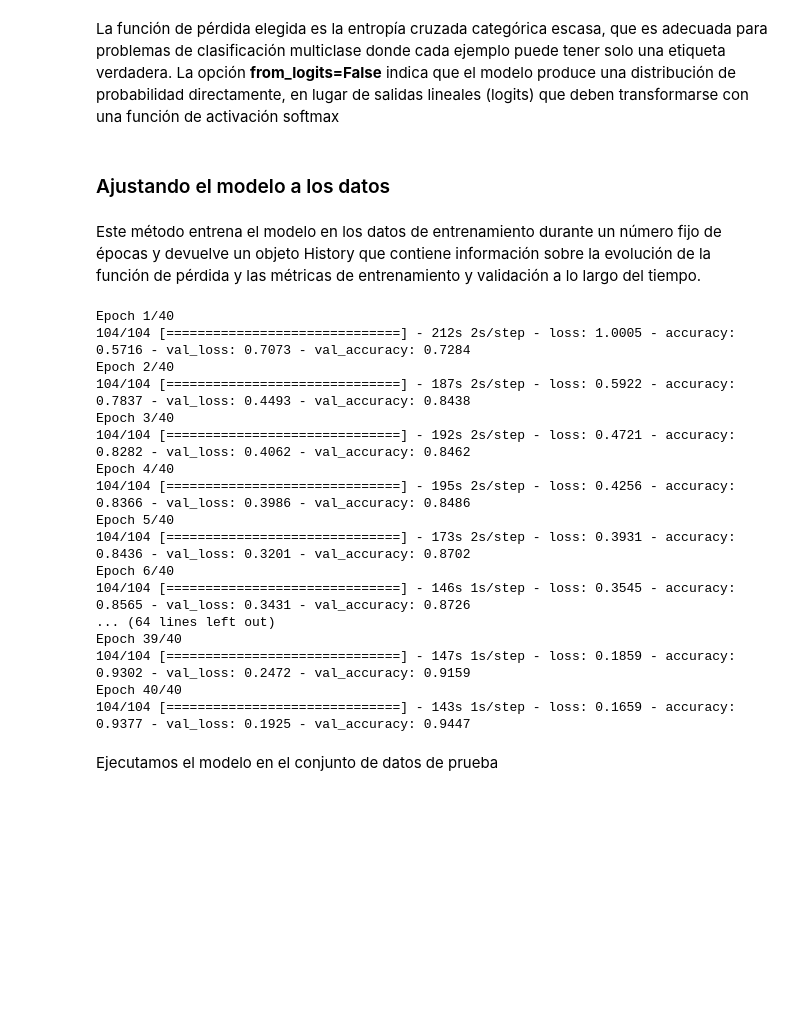
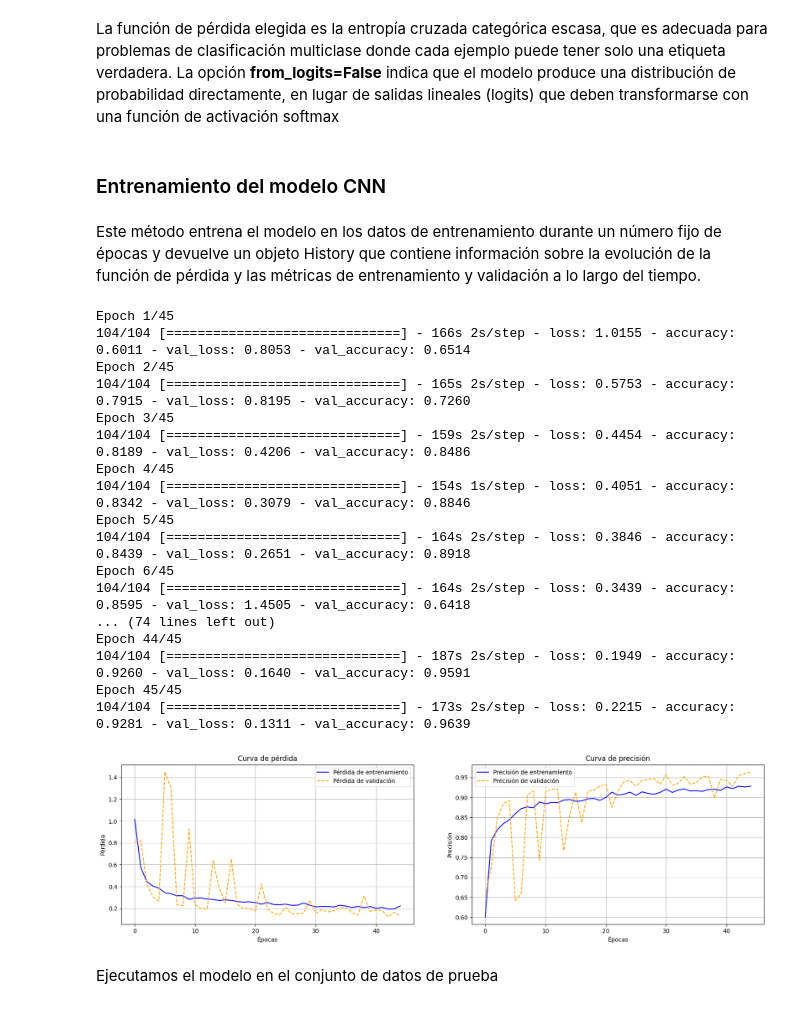
Before and after one commit to mich7095/diagnostico-maiz, a Jupyter notebook: diagnostico_maiz_final.ipynb, the cells around one changed output. Saved outputs shown, nothing was run; the diff lists cells and outputs as text; code cells hidden in the pictures; blank space fills up the shorter version.

```diff
--- a/diagnostico_maiz_final.ipynb
+++ b/diagnostico_maiz_final.ipynb
@@ -74,8 +88,9 @@ Length of Testing Dataset is 14
 # %%
 # optimizaciones adicionales a los conjuntos de datos de entrenamiento, validación y prueba creados por la función get_dataset()
-train_ds = train_ds.cache().shuffle(1000).prefetch(buffer_size=tf.data.AUTOTUNE)
-val_ds = val_ds.cache().shuffle(1000).prefetch(buffer_size=tf.data.AUTOTUNE)
-test_ds = test_ds.cache().shuffle(1000).prefetch(buffer_size=tf.data.AUTOTUNE)
+train_ds = train_ds.shuffle(1000).cache().prefetch(
+    buffer_size=tf.data.AUTOTUNE)
+val_ds = val_ds.shuffle(1000).cache().prefetch(buffer_size=tf.data.AUTOTUNE)
+test_ds = test_ds.shuffle(1000).cache().prefetch(buffer_size=tf.data.AUTOTUNE)
 # %% [markdown]
 * cache(): Almacena en caché los elementos del conjunto de datos en memoria o en disco, lo que permite una recuperación más rápida de los datos durante el entrenamiento.
 * shuffle(1000): Baraja aleatoriamente los elementos del conjunto de datos, utilizando un tamaño de búfer de 1000 elementos. La aleatorización puede mejorar la generalización del modelo y evitar que el modelo se sobreajuste a patrones específicos del conjunto de datos.
@@ -157,34 +165,58 @@ metrics=['accuracy']
 # %% [markdown]
 La función de pérdida elegida es la entropía cruzada categórica escasa, que es adecuada para problemas de clasificación multiclase donde cada ejemplo puede tener solo una etiqueta verdadera. La opción **from_logits=False** indica que el modelo produce una distribución de probabilidad directamente, en lugar de salidas lineales (logits) que deben transformarse con una función de activación softmax
-# %% [markdown]
-### Ajustando el modelo a los datos
+# %% [markdown]
+### Entrenamiento del modelo CNN
 # %% [markdown]
 Este método entrena el modelo en los datos de entrenamiento durante un número fijo de épocas y devuelve un objeto History que contiene información sobre la evolución de la función de pérdida y las métricas de entrenamiento y validación a lo largo del tiempo.
 # %%
 history = model.fit(
-train_ds,
-epochs=40,
-batch_size=BATCH_SIZE,
-verbose=1,
-validation_data=val_ds)
+    train_ds,
+    epochs=45,
+    batch_size=32,
+    verbose=1,
+    validation_data=val_ds)
 # %% [output]
-Epoch 1/40
-104/104 [==============================] - 212s 2s/step - loss: 1.0005 - accuracy: 0.5716 - val_loss: 0.7073 - val_accuracy: 0.7284
-Epoch 2/40
-104/104 [==============================] - 187s 2s/step - loss: 0.5922 - accuracy: 0.7837 - val_loss: 0.4493 - val_accuracy: 0.8438
-Epoch 3/40
-104/104 [==============================] - 192s 2s/step - loss: 0.4721 - accuracy: 0.8282 - val_loss: 0.4062 - val_accuracy: 0.8462
-Epoch 4/40
-104/104 [==============================] - 195s 2s/step - loss: 0.4256 - accuracy: 0.8366 - val_loss: 0.3986 - val_accuracy: 0.8486
-Epoch 5/40
-104/104 [==============================] - 173s 2s/step - loss: 0.3931 - accuracy: 0.8436 - val_loss: 0.3201 - val_accuracy: 0.8702
-Epoch 6/40
-104/104 [==============================] - 146s 1s/step - loss: 0.3545 - accuracy: 0.8565 - val_loss: 0.3431 - val_accuracy: 0.8726
-... (64 lines left out)
-Epoch 39/40
-104/104 [==============================] - 147s 1s/step - loss: 0.1859 - accuracy: 0.9302 - val_loss: 0.2472 - val_accuracy: 0.9159
-Epoch 40/40
-104/104 [==============================] - 143s 1s/step - loss: 0.1659 - accuracy: 0.9377 - val_loss: 0.1925 - val_accuracy: 0.9447
+Epoch 1/45
+104/104 [==============================] - 166s 2s/step - loss: 1.0155 - accuracy: 0.6011 - val_loss: 0.8053 - val_accuracy: 0.6514
+Epoch 2/45
+104/104 [==============================] - 165s 2s/step - loss: 0.5753 - accuracy: 0.7915 - val_loss: 0.8195 - val_accuracy: 0.7260
+Epoch 3/45
+104/104 [==============================] - 159s 2s/step - loss: 0.4454 - accuracy: 0.8189 - val_loss: 0.4206 - val_accuracy: 0.8486
+Epoch 4/45
+104/104 [==============================] - 154s 1s/step - loss: 0.4051 - accuracy: 0.8342 - val_loss: 0.3079 - val_accuracy: 0.8846
+Epoch 5/45
+104/104 [==============================] - 164s 2s/step - loss: 0.3846 - accuracy: 0.8439 - val_loss: 0.2651 - val_accuracy: 0.8918
+Epoch 6/45
+104/104 [==============================] - 164s 2s/step - loss: 0.3439 - accuracy: 0.8595 - val_loss: 1.4505 - val_accuracy: 0.6418
+... (74 lines left out)
+Epoch 44/45
+104/104 [==============================] - 187s 2s/step - loss: 0.1949 - accuracy: 0.9260 - val_loss: 0.1640 - val_accuracy: 0.9591
+Epoch 45/45
+104/104 [==============================] - 173s 2s/step - loss: 0.2215 - accuracy: 0.9281 - val_loss: 0.1311 - val_accuracy: 0.9639
+# %%
+his_data = pd.DataFrame(history.history)
+
+fig, ax = plt.subplots(1, 2, figsize=(20, 5))
+
+ax[0].plot(his_data.loss, label="Pérdida de entrenamiento",
+           color='blue', linestyle='-')
+ax[0].plot(his_data.val_loss, label="Pérdida de validación",
+           color='orange', linestyle='--')
+ax[0].set(xlabel="Épocas", ylabel="Pérdida", title="Curva de pérdida")
+ax[0].grid()
+ax[0].legend()
+
+ax[1].plot(his_data.accuracy, label="Precisión de entrenamiento",
+           color='blue', linestyle='-')
+ax[1].plot(his_data.val_accuracy, label="Precisión de validación",
+           color='orange', linestyle='--')
+ax[1].set(xlabel="Épocas", ylabel="Precisión", title="Curva de precisión")
+ax[1].grid()
+ax[1].legend()
+
+plt.show()
+# %% [output]
+[figure, added]
 # %% [markdown]
 Ejecutamos el modelo en el conjunto de datos de prueba
 # %%
```
Also changed, not shown: parts of 31 cells of this notebook, 3 other files.
